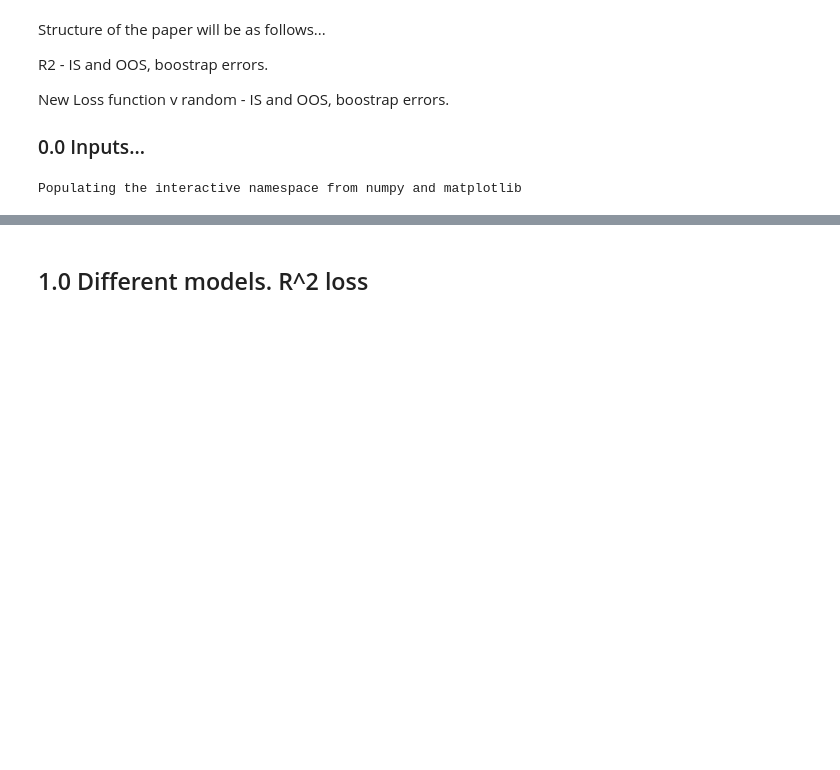
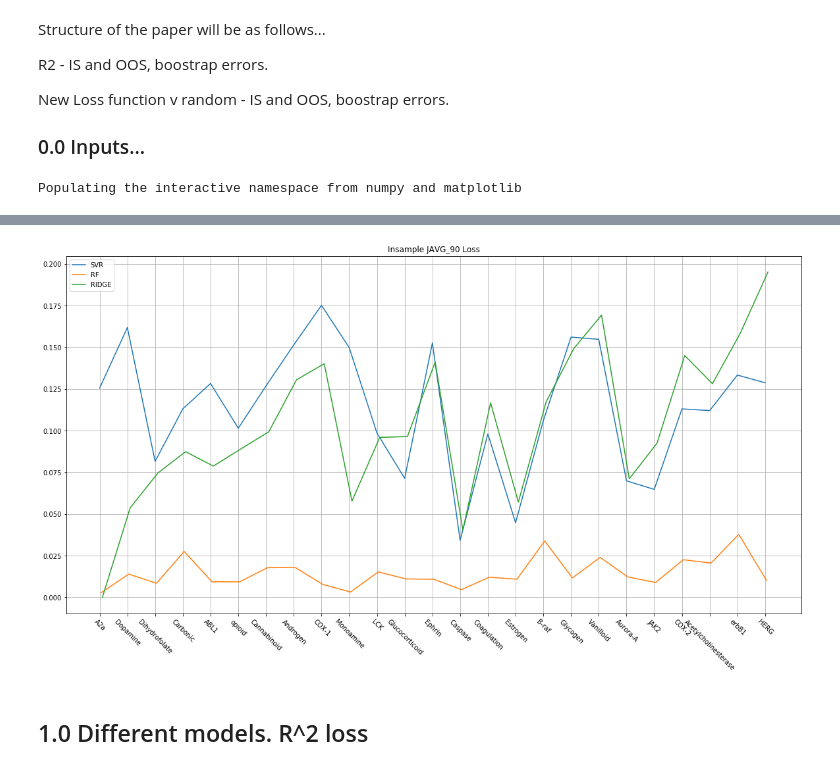
Before and after one commit to owatson/QuantileBootstrap, a Jupyter notebook: Paper_final_final.ipynb, the cells around one changed output, grey strips where cells are left out. Saved outputs shown, nothing was run; the diff lists cells and outputs as text; code cells hidden in the pictures; blank space fills up the shorter version.

```diff
--- a/Paper_final_final.ipynb
+++ b/Paper_final_final.ipynb
@@ -96,3 +426,7 @@ def get_data(tgt_name='COX-2'):
+# %%
+plotter(insample=True, loss='javg_90')
+# %% [output]
+[figure, added]
 # %% [markdown]
 ## 1.0 Different models. R^2 loss
 # %% [markdown]
```
Also changed, not shown: parts of 37 cells of this notebook, 2 other files.
